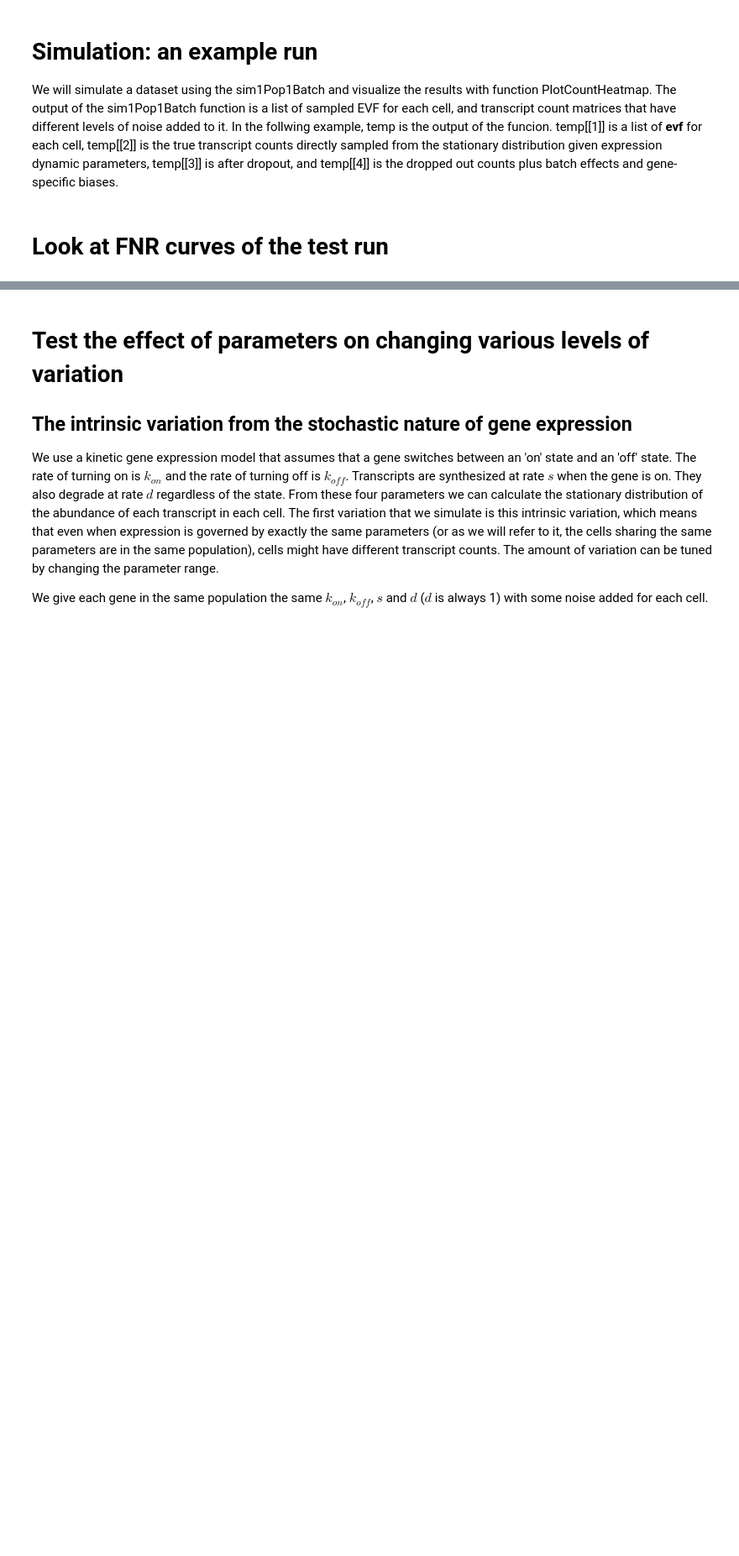
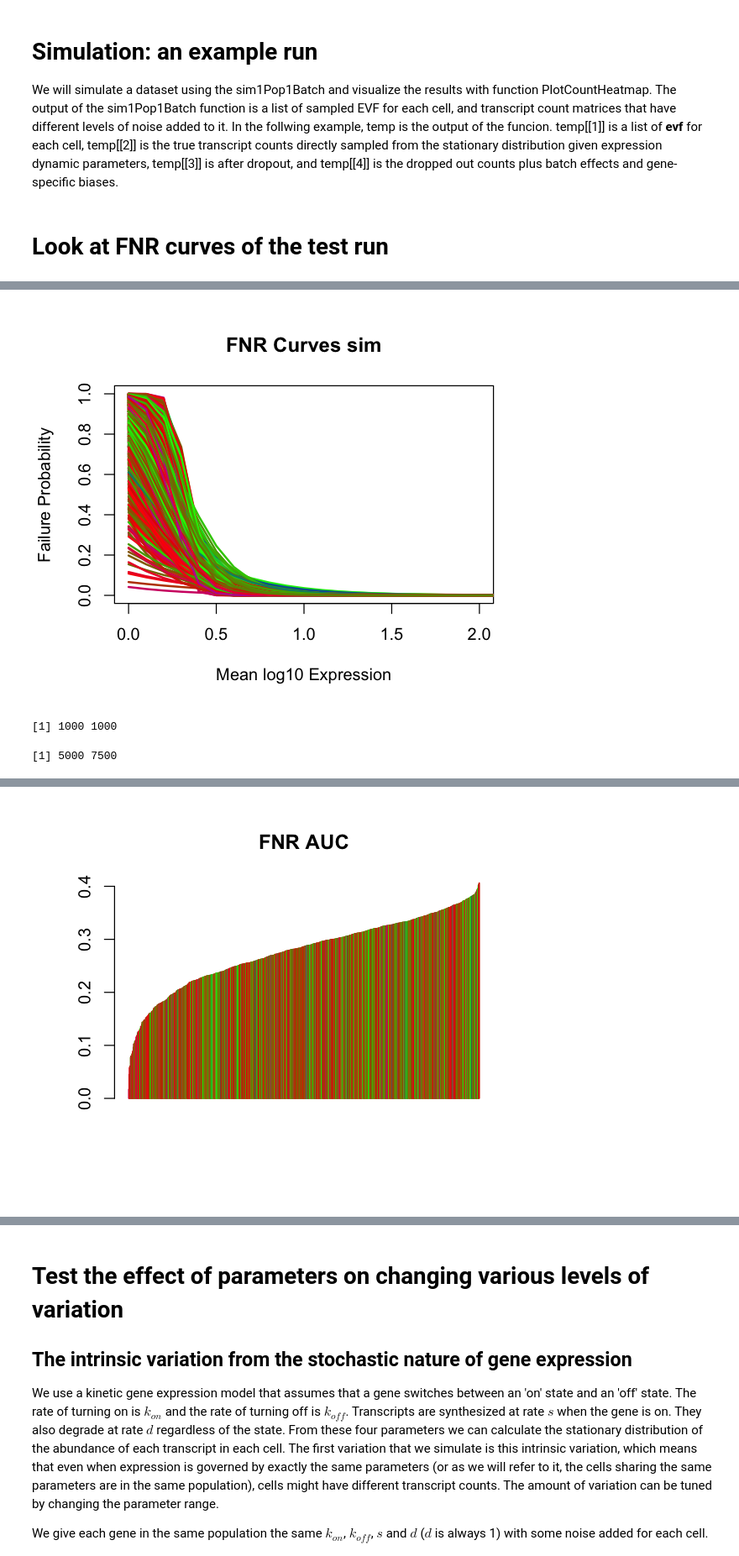
Before and after one commit to YosefLab/SymSim, a Jupyter notebook: Manual.ipynb, the cells around one changed output, grey strips where cells are left out. Shown at 84% size. Drawn from its saved outputs; the diff is of its cells as text; code cells hidden in the pictures; blank space fills up the shorter version.

Commit message:
add GC and Len simulation result plots

```diff
--- a/Manual.ipynb
+++ b/Manual.ipynb
@@ -76,0 +93,14 @@ plotFNR(temp[[4]],'sim',2000)
+# %%
+rescale2range <- function(vec, n){ # rescale the values in vec such that the lagest is n, and the smallest is 1.
+  a <- (n-1)/(max(vec)-min(vec))
+  return(a*vec+(1-a*min(vec)))
+}
+
+plotFNR(temp[[3]],'sim',2000)
+dim(temp[[3]])
+
+load('20170819.bimod=0.alpha=0.1.evf_sd=0.2.batch=0.9.3batches.robj')
+temp <- result[[1]]
+dim(temp[[3]])
+plotFNR(temp[[3]],'sim',2000)
+# %% [output]
@@ -76,0 +111,3 @@ plotFNR(temp[[4]],'sim',2000)
+[figure, added]
+[1] 1000 1000
+[1] 5000 7500
@@ -76,0 +117 @@ plotFNR(temp[[4]],'sim',2000)
+[figure, added]
```
Also changed, not shown: parts of 4 cells of this notebook, 7 other files.
